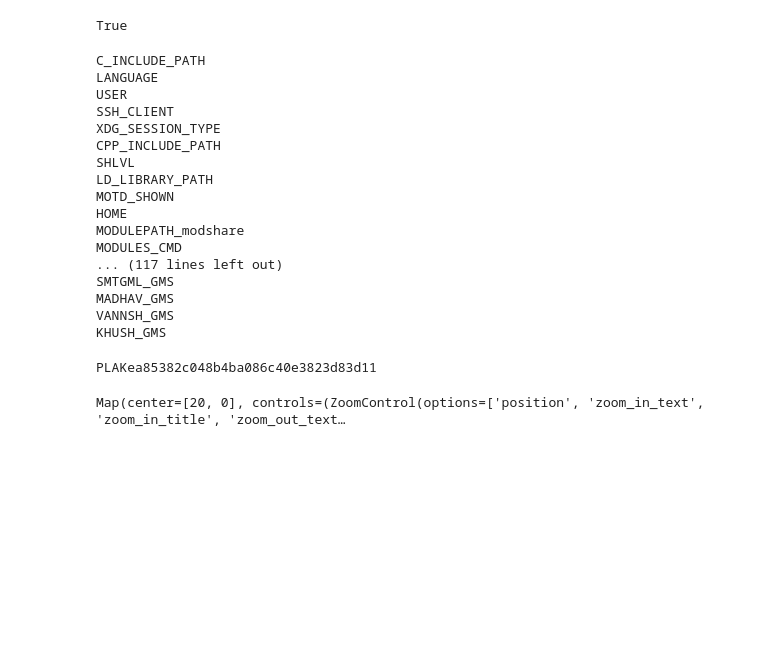
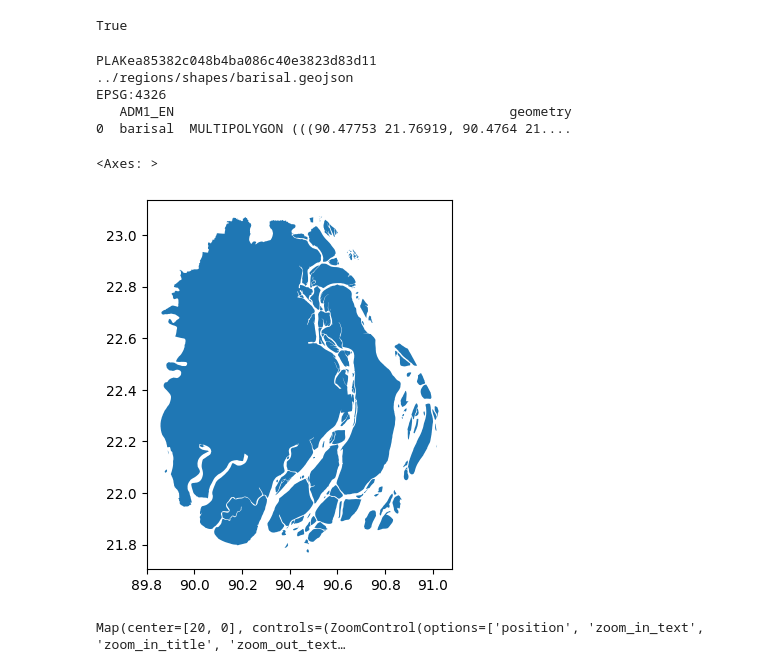
Before and after one commit to rishabh-mondal/ijcai_2025_kilns, a Jupyter notebook: notebooks/download_quads.ipynb, the cells around one changed output. Cells and saved outputs as stored; diff of their text form; code cells hidden in the pictures; blank space fills up the shorter version.

```diff
--- a/notebooks/download_quads.ipynb
+++ b/notebooks/download_quads.ipynb
@@ -36,28 +36,10 @@ load_dotenv()
 True
 # %%
 import os
-for key in os.environ:
-    print(key)
+# for key in os.environ:
+#     # print(key)
-# %% [output]
-C_INCLUDE_PATH
-LANGUAGE
-USER
-SSH_CLIENT
-XDG_SESSION_TYPE
-CPP_INCLUDE_PATH
-SHLVL
-LD_LIBRARY_PATH
-MOTD_SHOWN
-HOME
-MODULEPATH_modshare
-MODULES_CMD
-... (117 lines left out)
-SMTGML_GMS
-MADHAV_GMS
-VANNSH_GMS
-KHUSH_GMS
 # %%
-region = "alwar" # "uttar_pradesh", "delhi_airshed", "wb_small_airshed", "lucknow_airshed", "ahmedabad_10km_buffer", "bihar"
+region = "barisal" # "uttar_pradesh", "delhi_airshed", "wb_small_airshed", "lucknow_airshed", "ahmedabad_10km_buffer", "bihar"
 download_dir = "../raw_data"
 quarter = "2024q1"
 PLANET_API_KEY="PLAKea85382c048b4ba086c40e3823d83d11"
@@ -65,6 +47,25 @@ PLANET_API_KEY="PLAKea85382c048b4ba086c40e3823d83d11"
 print(PLANET_API_KEY)
 assert PLANET_API_KEY is not None
 shape_path = f"../regions/shapes/{region}.geojson"
+print(shape_path)
+
+shape_gdf = gpd.read_file(shape_path)
+shape_gdf = shape_gdf.to_crs("EPSG:4326")
+
+print(shape_gdf.crs)
+print(shape_gdf.tail())
 # %% [output]
 PLAKea85382c048b4ba086c40e3823d83d11
+../regions/shapes/barisal.geojson
+EPSG:4326
+   ADM1_EN                                           geometry
+0  barisal  MULTIPOLYGON (((90.47753 21.76919, 90.4764 21....
+# %%
+##aceess the Rajshahi division
+
+shape_gdf = shape_gdf[shape_gdf["ADM1_EN"] == f"{region}"]
+shape_gdf.plot()
+# %% [output]
+<Axes: >
+[figure, added]
 # %%
```
Also changed, not shown: parts of 14 cells of this notebook, 2 other files.
